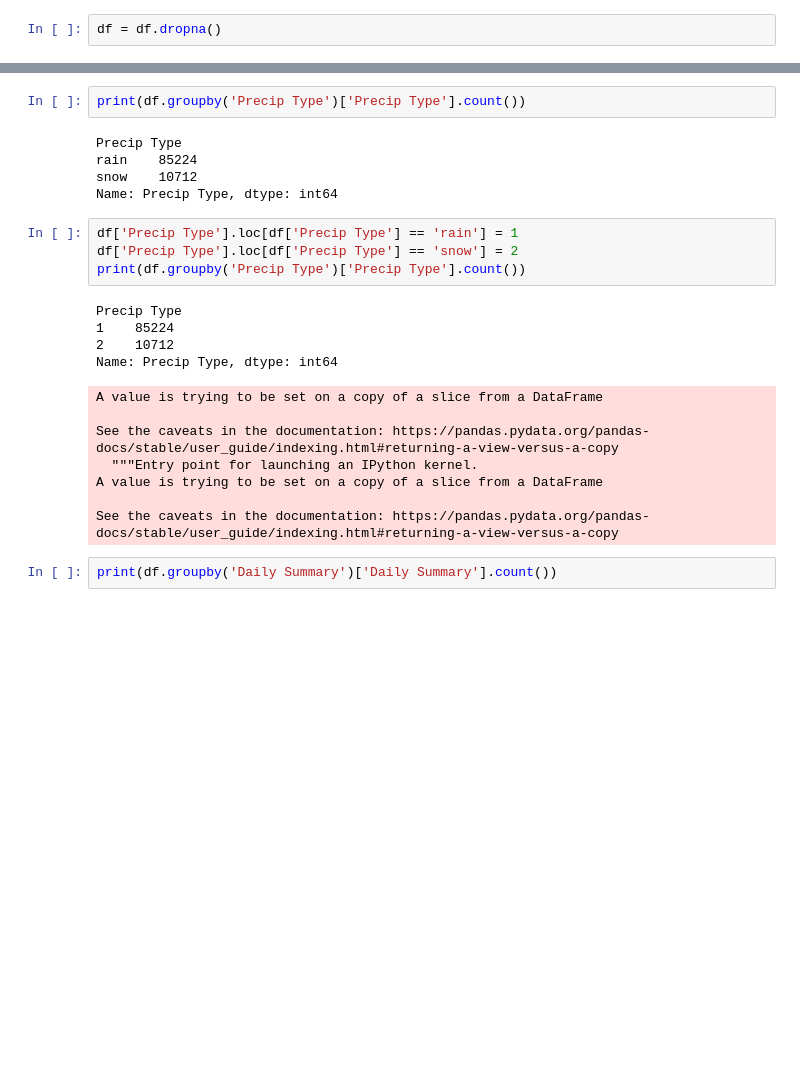
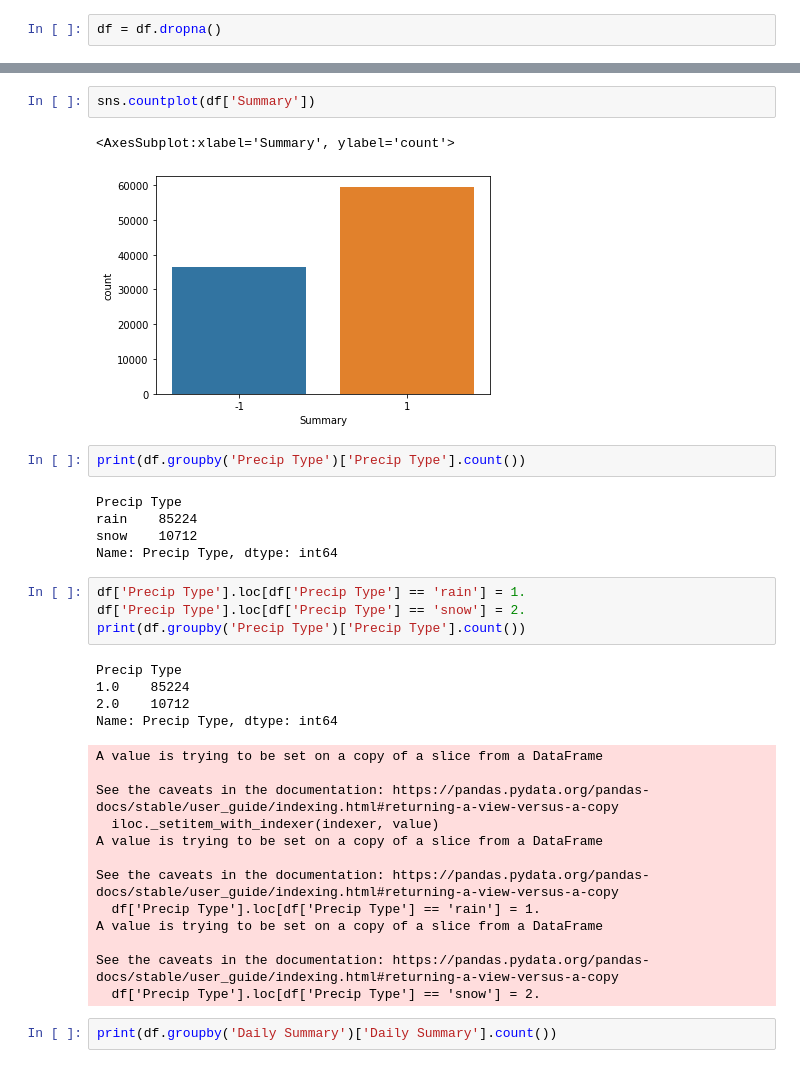
Before and after one commit to CrosRichardCH/ECE532-Project, a Jupyter notebook: project.ipynb, the cells around one changed output, grey strips where cells are left out. Saved outputs shown, nothing was run; the diff lists cells and outputs as text; blank space fills up the shorter version.

```diff
--- a/project.ipynb
+++ b/project.ipynb
@@ -68,3 +74,8 @@ See the caveats in the documentation: https://pandas.pydata.org/pandas-docs/stab
+# %%
+sns.countplot(df['Summary'])
+# %% [output]
+<AxesSubplot:xlabel='Summary', ylabel='count'>
+[figure, added]
 # %%
 print(df.groupby('Precip Type')['Precip Type'].count())
 # %% [output]
@@ -73,21 +84,26 @@ rain    85224
 snow    10712
 Name: Precip Type, dtype: int64
 # %%
-df['Precip Type'].loc[df['Precip Type'] == 'rain'] = 1
-df['Precip Type'].loc[df['Precip Type'] == 'snow'] = 2
+df['Precip Type'].loc[df['Precip Type'] == 'rain'] = 1.
+df['Precip Type'].loc[df['Precip Type'] == 'snow'] = 2.
 print(df.groupby('Precip Type')['Precip Type'].count())
 # %% [output]
 Precip Type
-1    85224
-2    10712
+1.0    85224
+2.0    10712
 Name: Precip Type, dtype: int64
 A value is trying to be set on a copy of a slice from a DataFrame
 
 See the caveats in the documentation: https://pandas.pydata.org/pandas-docs/stable/user_guide/indexing.html#returning-a-view-versus-a-copy
-  """Entry point for launching an IPython kernel.
+  iloc._setitem_with_indexer(indexer, value)
 A value is trying to be set on a copy of a slice from a DataFrame
 
 See the caveats in the documentation: https://pandas.pydata.org/pandas-docs/stable/user_guide/indexing.html#returning-a-view-versus-a-copy
+  df['Precip Type'].loc[df['Precip Type'] == 'rain'] = 1.
+A value is trying to be set on a copy of a slice from a DataFrame
+
+See the caveats in the documentation: https://pandas.pydata.org/pandas-docs/stable/user_guide/indexing.html#returning-a-view-versus-a-copy
+  df['Precip Type'].loc[df['Precip Type'] == 'snow'] = 2.
 # %%
 print(df.groupby('Daily Summary')['Daily Summary'].count())
 # %% [output]
```
Also changed, not shown: parts of 31 cells of this notebook.
